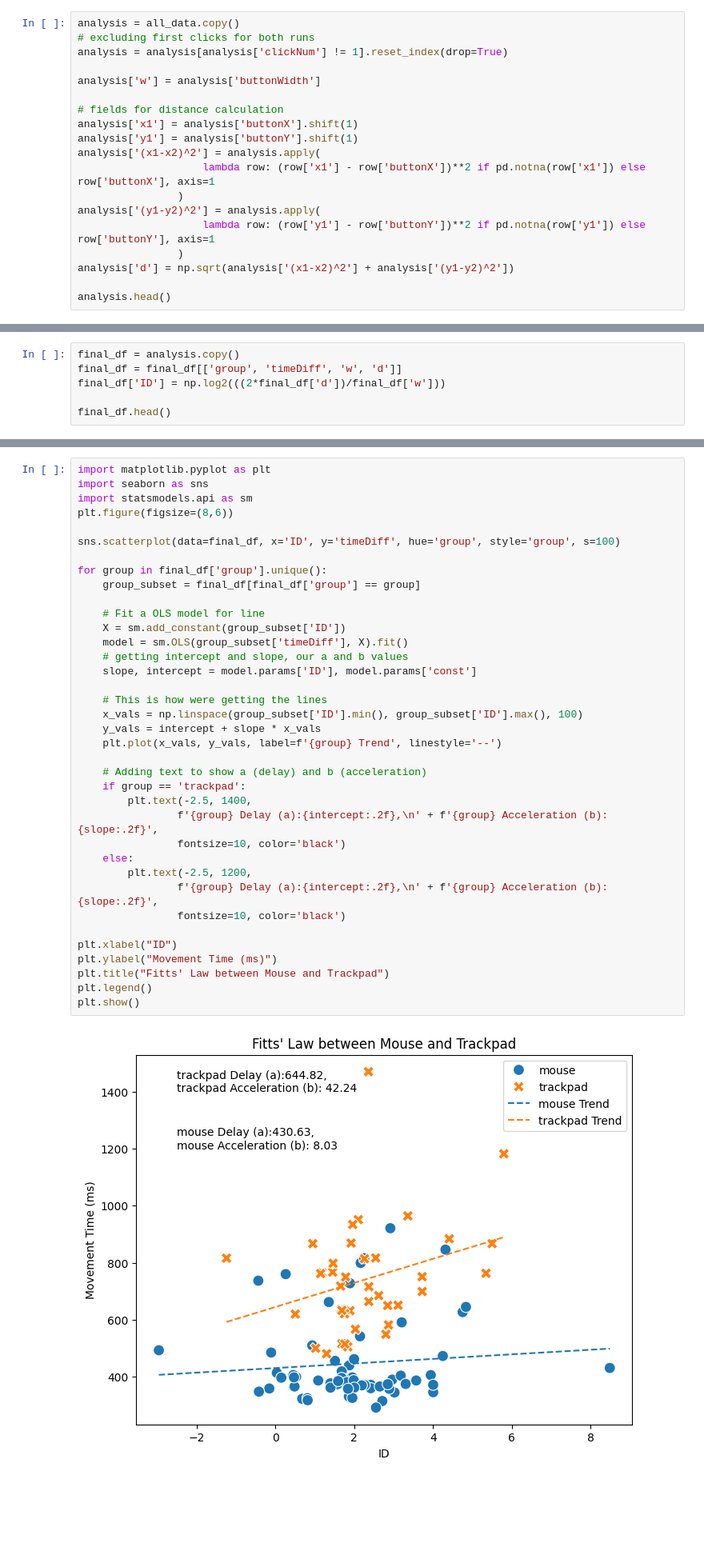
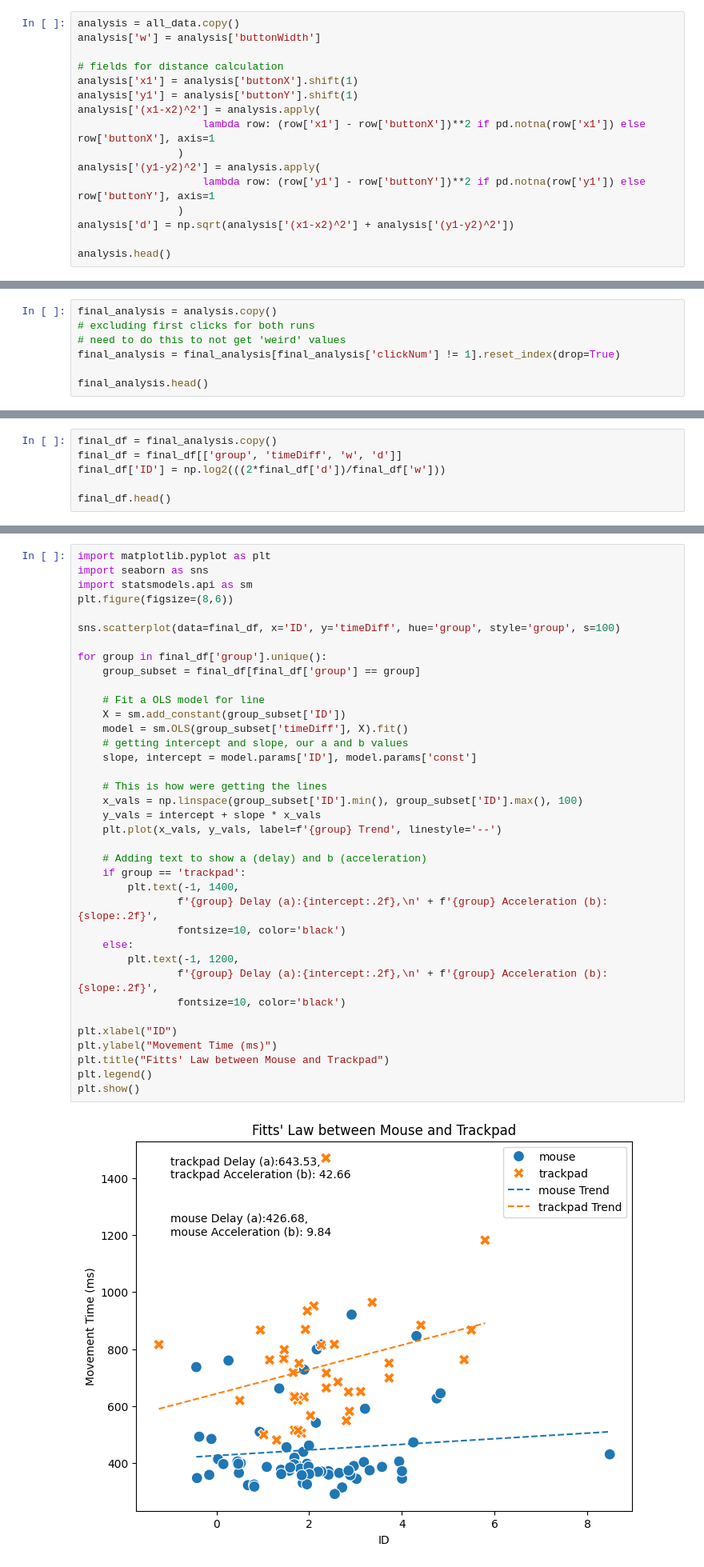
Before and after one commit to jharris876/COSC559_Group3, a Jupyter notebook: data_analysis.ipynb, the cells around one changed output, grey strips where cells are left out. Shown at 80% size. Drawn from its saved outputs; the diff is of its cells as text; blank space fills up the shorter version.

Commit message:
final analysis

```diff
--- a/data_analysis.ipynb
+++ b/data_analysis.ipynb
@@ -72,9 +72,6 @@ Where the first sample is the initial starting point, then X1 is the previous bu
 ## Analysis
 # %%
 analysis = all_data.copy()
-# excluding first clicks for both runs
-analysis = analysis[analysis['clickNum'] != 1].reset_index(drop=True)
-
 analysis['w'] = analysis['buttonWidth']
 
 # fields for distance calculation
@@ -98,0 +96,7 @@ analysis.head()
+# %%
+final_analysis = analysis.copy()
+# excluding first clicks for both runs
+# need to do this to not get 'weird' values
+final_analysis = final_analysis[final_analysis['clickNum'] != 1].reset_index(drop=True)
+
+final_analysis.head()
@@ -99,5 +110,5 @@ analysis.head()
 # %%
-final_df = analysis.copy()
+final_df = final_analysis.copy()
 final_df = final_df[['group', 'timeDiff', 'w', 'd']]
 final_df['ID'] = np.log2(((2*final_df['d'])/final_df['w']))
 
@@ -118,33 +129,33 @@ plt.figure(figsize=(8,6))
 sns.scatterplot(data=final_df, x='ID', y='timeDiff', hue='group', style='group', s=100)
 
 for group in final_df['group'].unique():
     group_subset = final_df[final_df['group'] == group]
 
     # Fit a OLS model for line
     X = sm.add_constant(group_subset['ID'])
     model = sm.OLS(group_subset['timeDiff'], X).fit()
     # getting intercept and slope, our a and b values
     slope, intercept = model.params['ID'], model.params['const']
 
     # This is how were getting the lines
     x_vals = np.linspace(group_subset['ID'].min(), group_subset['ID'].max(), 100)
     y_vals = intercept + slope * x_vals
     plt.plot(x_vals, y_vals, label=f'{group} Trend', linestyle='--')
 
     # Adding text to show a (delay) and b (acceleration)
     if group == 'trackpad':
-        plt.text(-2.5, 1400,
+        plt.text(-1, 1400,
                 f'{group} Delay (a):{intercept:.2f},\n' + f'{group} Acceleration (b): {slope:.2f}',
                 fontsize=10, color='black')
     else:
-        plt.text(-2.5, 1200,
+        plt.text(-1, 1200,
                 f'{group} Delay (a):{intercept:.2f},\n' + f'{group} Acceleration (b): {slope:.2f}',
                 fontsize=10, color='black')
 
 plt.xlabel("ID")
 plt.ylabel("Movement Time (ms)")
 plt.title("Fitts' Law between Mouse and Trackpad")
 plt.legend()
 plt.show()
 # %% [output]
-[figure, old version]
+[figure, new version]
```
Also changed, not shown: parts of 3 cells of this notebook.
